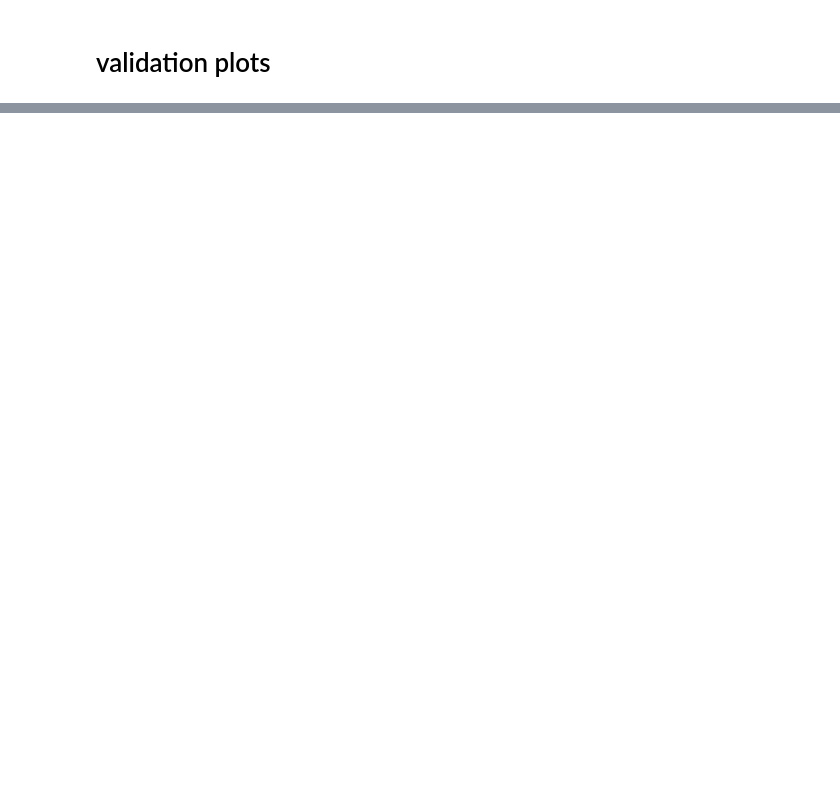
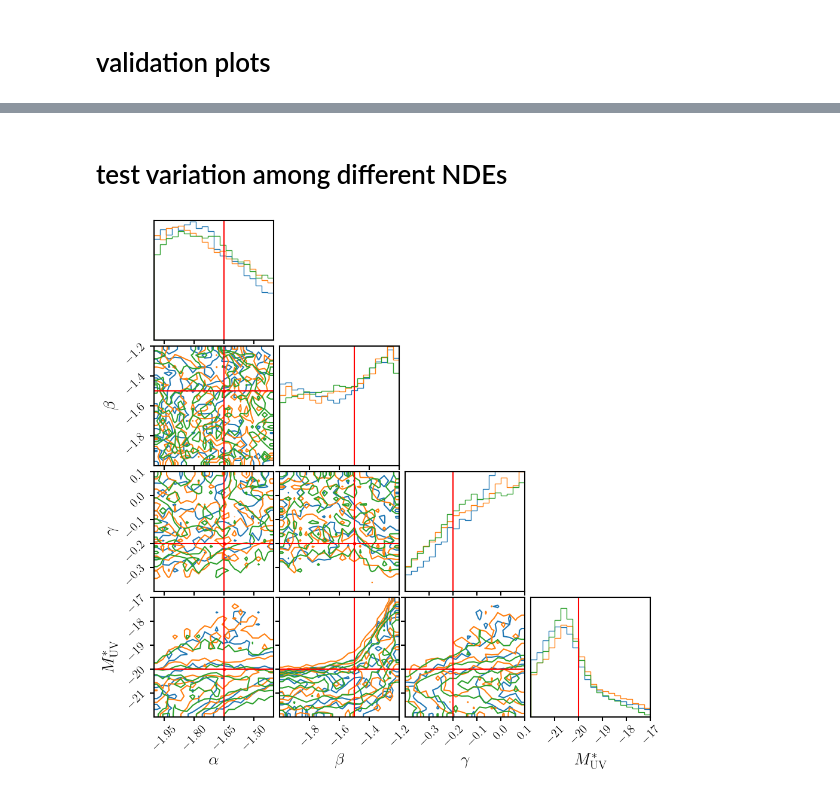
Before and after one commit to changhoonhahn/px2cosmo, a Jupyter notebook: nb/mock/likelihood_population.ipynb, the cells around one changed output, grey strips where cells are left out. Drawn from its saved outputs; the diff is of its cells as text; code cells hidden in the pictures; blank space fills up the shorter version.

Commit message:
sensitivity analysis of NDE variation for constraints --- large for z=9 bin

```diff
--- a/nb/mock/likelihood_population.ipynb
+++ b/nb/mock/likelihood_population.ipynb
@@ -157,6 +121,0 @@ p_X_omegasig_S_z11 = torch.load('/Users/ch54662/data/px2cosmo/mock/ndes/nde/q_X_
-# %%
-for i in range(3):
-    samples = p_X_omegasig_S_z11.sample((10000,), x=test_omegasig[i]).cpu().numpy()
-    fig = DFM.corner(samples)
-    DFM.overplot_lines(fig, test_X[i].cpu())
-    plt.show()
@@ -254,6 +156,0 @@ p_X_omegasig_S_z9 = torch.load('/Users/ch54662/data/px2cosmo/mock/ndes/q_X_omega
-# %%
-for i in range(10,14):
-    samples = p_X_omegasig_S_z9.sample((10000,), x=test_omegasig[i]).cpu().numpy()
-    fig = DFM.corner(samples)
-    DFM.overplot_lines(fig, test_X[i].cpu())
-    plt.show()
@@ -370,0 +221,2 @@ fig.savefig('likelihood_mira.pdf', bbox_inches='tight')
+# %% [markdown]
+# test variation among different NDEs
@@ -370,0 +225,13 @@ fig.savefig('likelihood_mira.pdf', bbox_inches='tight')
+# %%
+omega_true = np.load("/Users/ch54662/data/px2cosmo/mock/omega_true.npy")
+X_obs_z14 = np.load("/Users/ch54662/data/px2cosmo/mock/X_obs_z14.npy")
+X_obs_z11 = np.load("/Users/ch54662/data/px2cosmo/mock/X_obs_z11.npy")
+X_obs_z9 = np.load("/Users/ch54662/data/px2cosmo/mock/X_obs_z9.npy")
+
+_X_obs_z14 = torch.tensor(X_obs_z14[:,:2].astype(np.float32))
+_X_obs_z11 = torch.tensor(X_obs_z11[:,:2].astype(np.float32))
+_X_obs_z9 = torch.tensor(X_obs_z9[:,:2].astype(np.float32))
+
+_sig_obs_z14 = torch.tensor(X_obs_z14[:,2:].astype(np.float32))
+_sig_obs_z11 = torch.tensor(X_obs_z11[:,2:].astype(np.float32))
+_sig_obs_z9 = torch.tensor(X_obs_z9[:,2:].astype(np.float32))
@@ -370,0 +280,17 @@ fig.savefig('likelihood_mira.pdf', bbox_inches='tight')
+# %%
+mcmc_z14 = test_likelihood('z14',
+                        ['/Users/ch54662/data/px2cosmo/mock/ndes/q_X_omegasig_z14_v1_pop_k10/q_X_omegasig_z14_v1_pop_k10.21.pt',
+                         '/Users/ch54662/data/px2cosmo/mock/ndes/q_X_omegasig_z14_v1_pop_k10/q_X_omegasig_z14_v1_pop_k10.29.pt',
+                         '/Users/ch54662/data/px2cosmo/mock/ndes/q_X_omegasig_z14_v1_pop_k10/q_X_omegasig_z14_v1_pop_k10.66.pt'])
+# %%
+fig = None
+for i, _mcmc in enumerate(mcmc_z14):
+    fig = DFM.corner(_mcmc.flatchain[5000:,:], color='C%i' % i, plot_density=False, plot_datapoints=False,
+                     range=bounds, hist_kwargs={'density': True},
+                     labels=[r'$\alpha$', r'$\beta$', r'$\gamma$', r'$M_{\rm UV}^*$'], label_kwargs={'fontsize': 20},
+                     fig=fig)
+
+DFM.overplot_points(fig, [omega_true[:-1]], color='red')
+DFM.overplot_lines(fig, omega_true[:-1], color='red')
+# %% [output]
+[figure, added]
```
Also changed, not shown: parts of 45 cells of this notebook.
